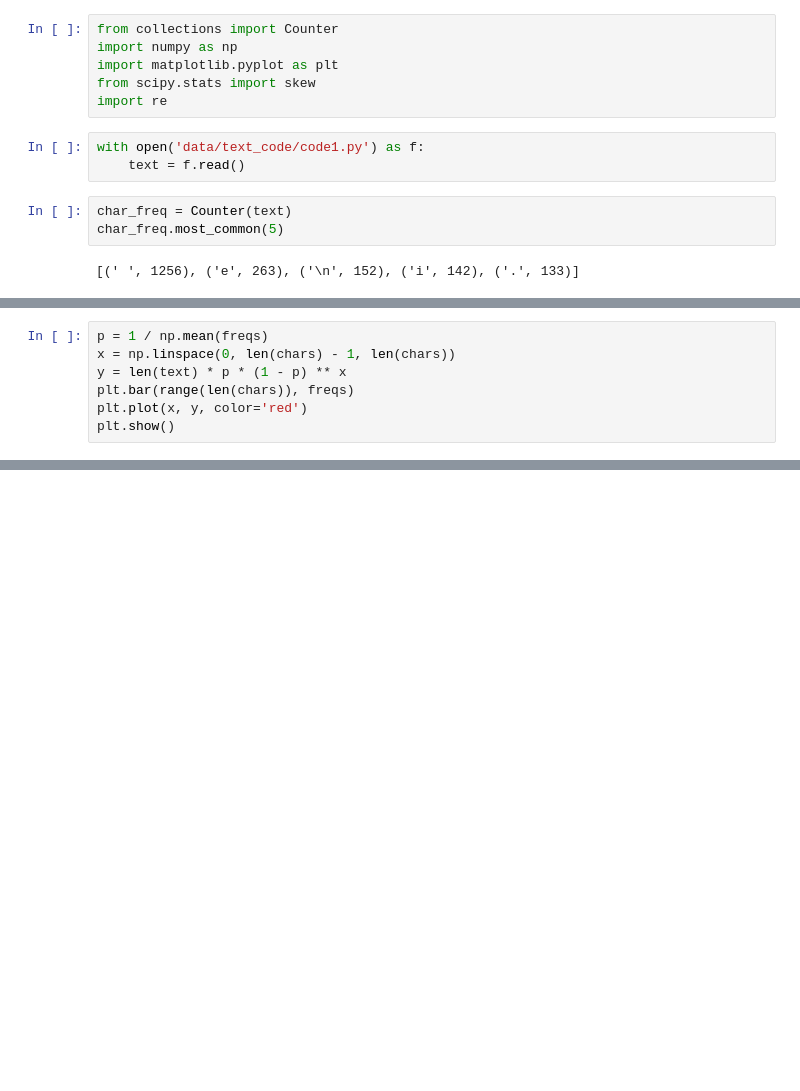
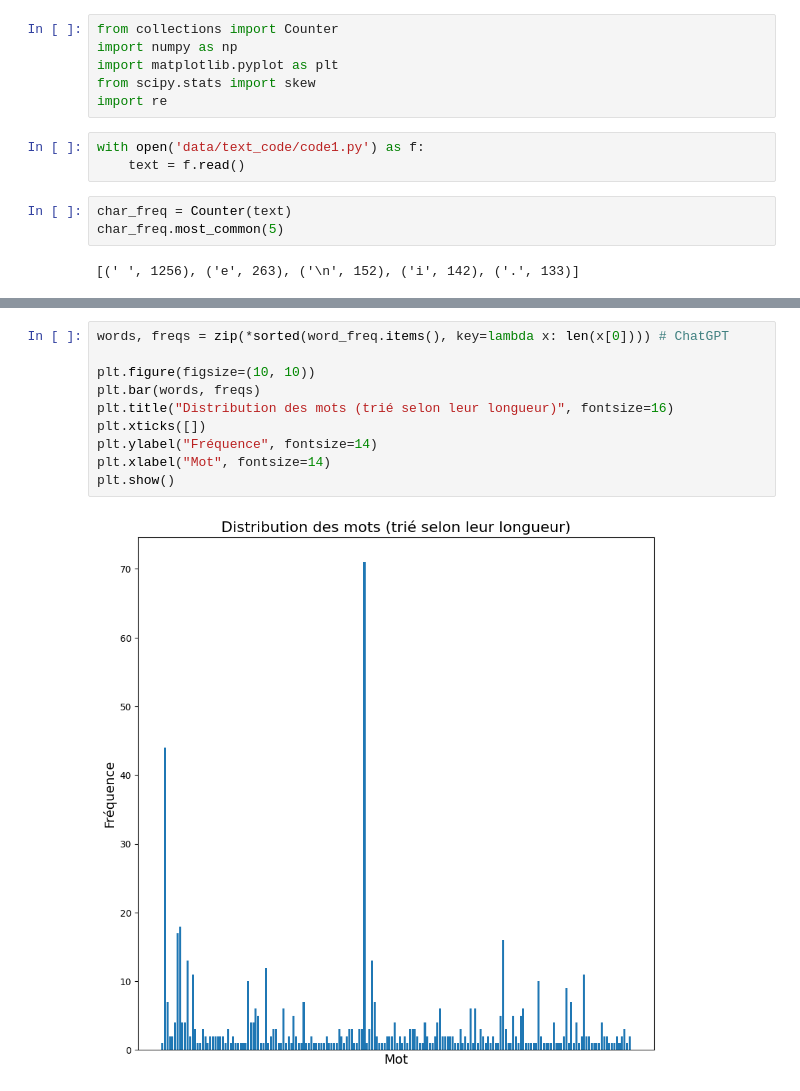
Before and after one commit to BaiWuLi/INF8770, a Jupyter notebook: tp1/text_code.ipynb, the cells around one changed output, grey strips where cells are left out. Drawn from its saved outputs; the diff is of its cells as text; blank space fills up the shorter version.

```diff
--- a/tp1/text_code.ipynb
+++ b/tp1/text_code.ipynb
@@ -43,7 +53,0 @@ np.float64(7.159977407778005)
-# %%
-p = 1 / np.mean(freqs)
-x = np.linspace(0, len(chars) - 1, len(chars))
-y = len(text) * p * (1 - p) ** x
-plt.bar(range(len(chars)), freqs)
-plt.plot(x, y, color='red')
-plt.show()
@@ -94,0 +100,12 @@ x: 11 (1.78%)
+# %%
+words, freqs = zip(*sorted(word_freq.items(), key=lambda x: len(x[0]))) # ChatGPT
+
+plt.figure(figsize=(10, 10))
+plt.bar(words, freqs)
+plt.title("Distribution des mots (trié selon leur longueur)", fontsize=16)
+plt.xticks([])
+plt.ylabel("Fréquence", fontsize=14)
+plt.xlabel("Mot", fontsize=14)
+plt.show()
+# %% [output]
+[figure, added]
```
Also changed, not shown: parts of 9 cells of this notebook, 2 other files.
